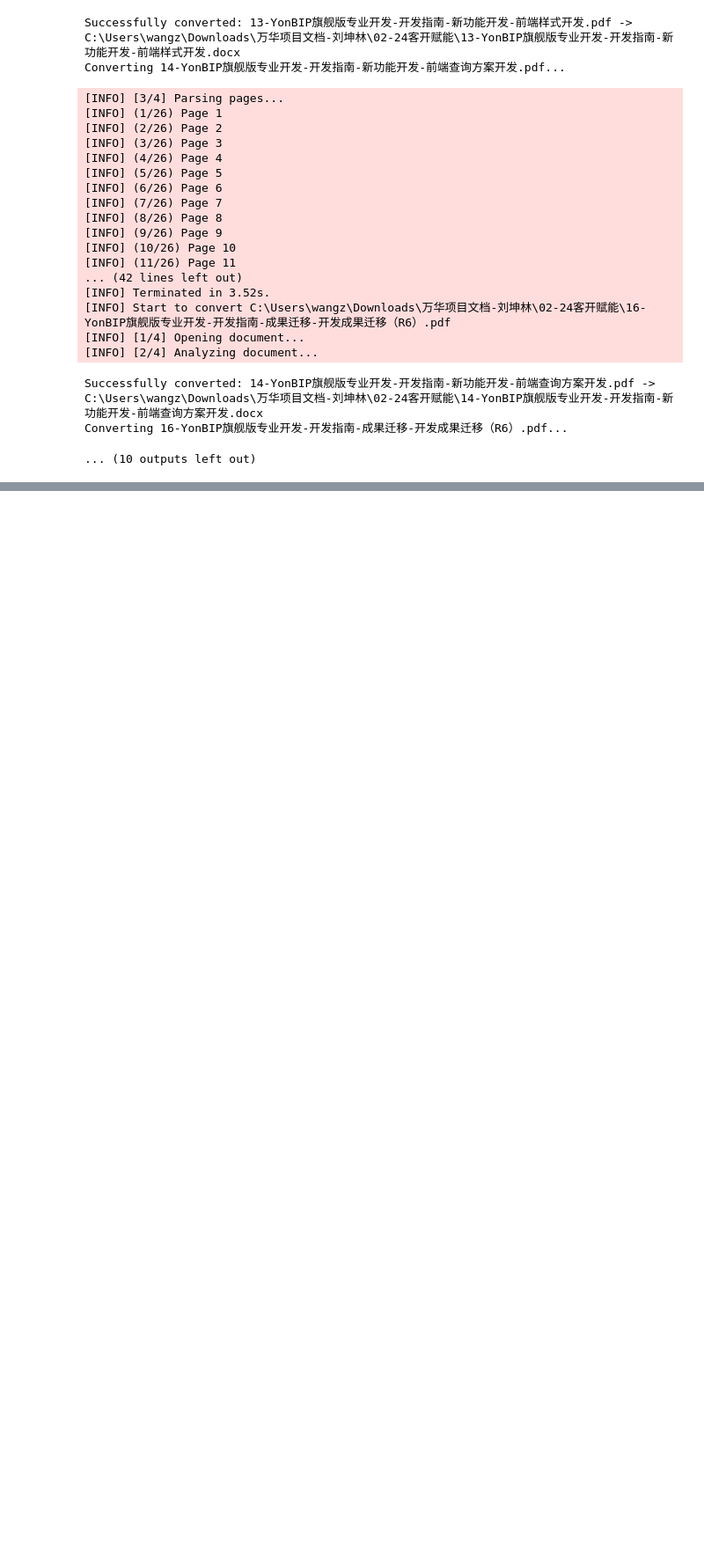
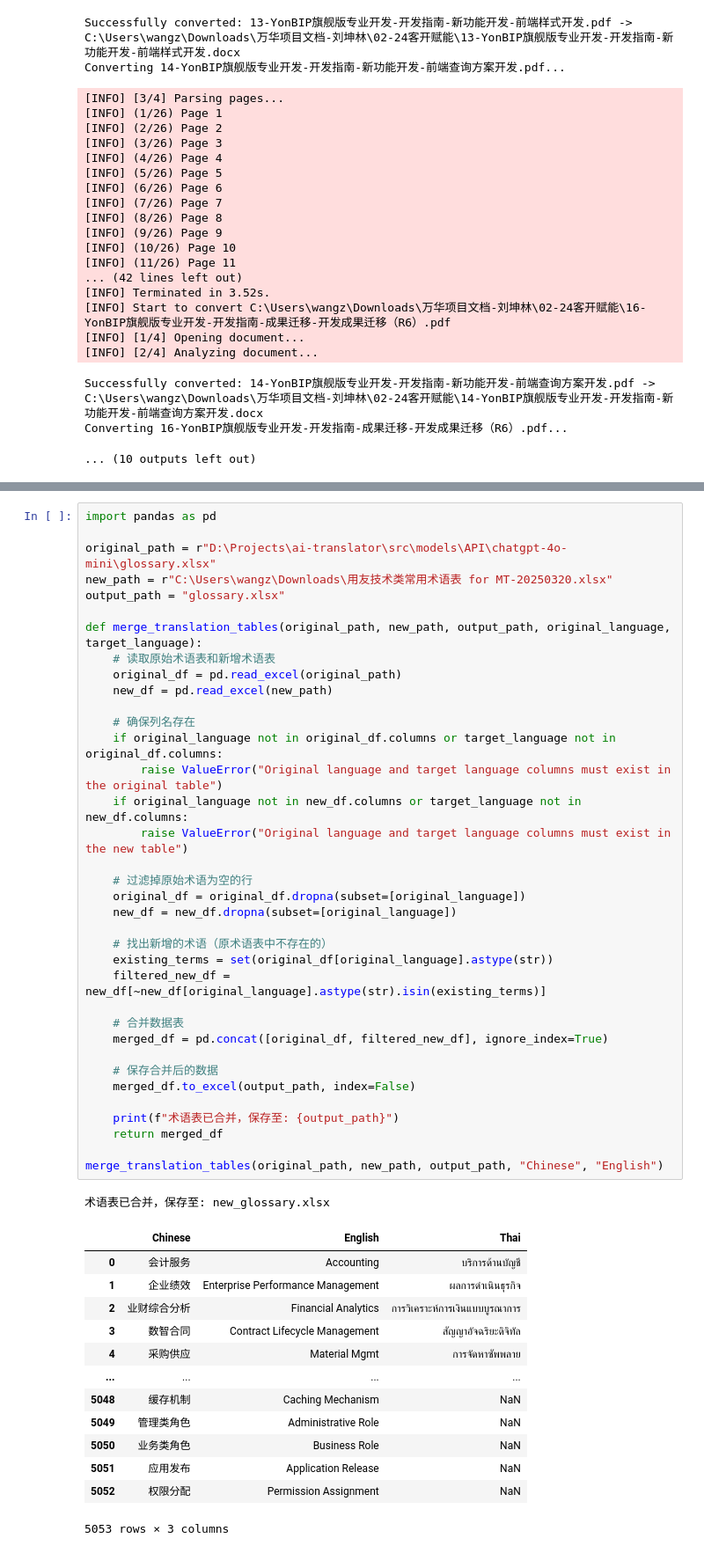
Before and after one commit to princepride/ai-translator, a Jupyter notebook: src/test.ipynb, the cells around one changed output, grey strips where cells are left out. Shown at 88% size. Drawn from its saved outputs; the diff is of its cells as text; blank space fills up the shorter version.

```diff
--- a/src/test.ipynb
+++ b/src/test.ipynb
@@ -847,0 +846,51 @@ Converting 16-YonBIP旗舰版专业开发-开发指南-成果迁移-开发成果
+# %%
+import pandas as pd
+
+original_path = r"D:\Projects\ai-translator\src\models\API\chatgpt-4o-mini\glossary.xlsx"
+new_path = r"C:\Users\wangz\Downloads\用友技术类常用术语表 for MT-20250320.xlsx"
+output_path = "glossary.xlsx"
+
+def merge_translation_tables(original_path, new_path, output_path, original_language, target_language):
+    # 读取原始术语表和新增术语表
+    original_df = pd.read_excel(original_path)
+    new_df = pd.read_excel(new_path)
+
+    # 确保列名存在
+    if original_language not in original_df.columns or target_language not in original_df.columns:
+        raise ValueError("Original language and target language columns must exist in the original table")
+    if original_language not in new_df.columns or target_language not in new_df.columns:
+        raise ValueError("Original language and target language columns must exist in the new table")
+
+    # 过滤掉原始术语为空的行
+    original_df = original_df.dropna(subset=[original_language])
+    new_df = new_df.dropna(subset=[original_language])
+
+    # 找出新增的术语（原术语表中不存在的）
+    existing_terms = set(original_df[original_language].astype(str))
+    filtered_new_df = new_df[~new_df[original_language].astype(str).isin(existing_terms)]
+
+    # 合并数据表
+    merged_df = pd.concat([original_df, filtered_new_df], ignore_index=True)
+
+    # 保存合并后的数据
+    merged_df.to_excel(output_path, index=False)
+
+    print(f"术语表已合并，保存至: {output_path}")
+    return merged_df
+
+merge_translation_tables(original_path, new_path, output_path, "Chinese", "English")
+# %% [output]
+术语表已合并，保存至: new_glossary.xlsx
+|  | Chinese | English | Thai |
+| 0 | 会计服务 | Accounting | บริการด้านบัญชี |
+| 1 | 企业绩效 | Enterprise Performance Management | ผลการดำเนินธุรกิจ |
+| 2 | 业财综合分析 | Financial Analytics | การวิเคราะห์การเงินแบบบูรณาการ |
+| 3 | 数智合同 | Contract Lifecycle Management | สัญญาอัจฉริยะดิจิทัล |
+| 4 | 采购供应 | Material Mgmt | การจัดหาซัพพลาย |
+| ... | ... | ... | ... |
+| 5048 | 缓存机制 | Caching Mechanism | NaN |
+| 5049 | 管理类角色 | Administrative Role | NaN |
+| 5050 | 业务类角色 | Business Role | NaN |
+| 5051 | 应用发布 | Application Release | NaN |
+| 5052 | 权限分配 | Permission Assignment | NaN |
+5053 rows × 3 columns
```
Also changed, not shown: parts of 4 cells of this notebook, 4 other files.
